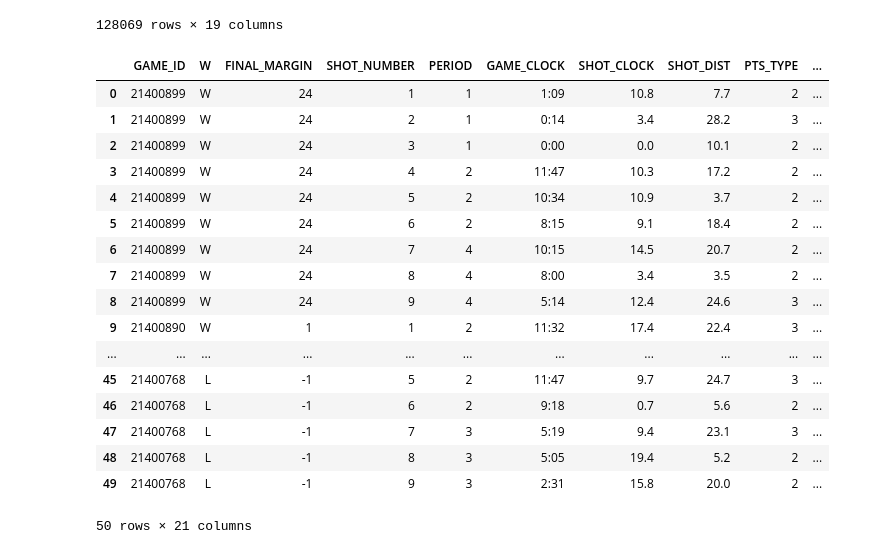
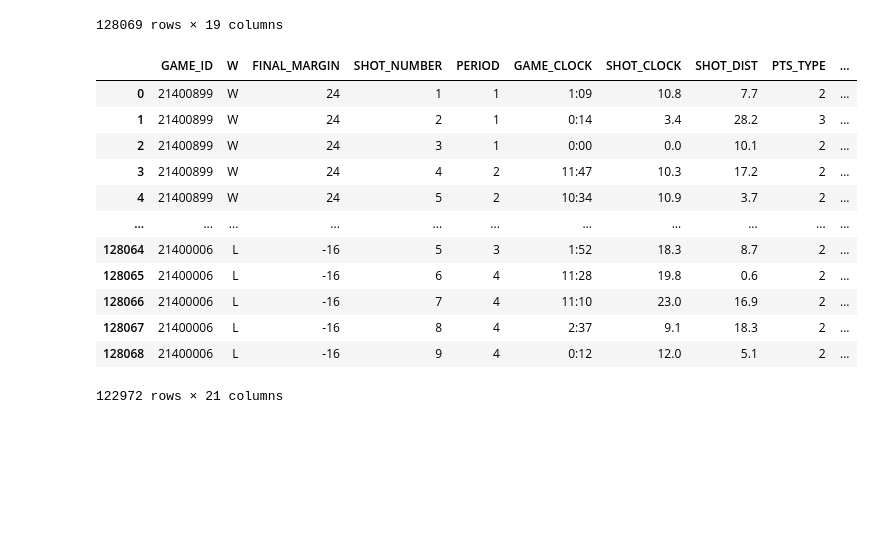
Before and after one commit to briennecole/NBA_Shot_Analysis, a Jupyter notebook: NBA_exploratory_analysis.ipynb, the cells around one changed output. Saved outputs shown, nothing was run; the diff lists cells and outputs as text; code cells hidden in the pictures; blank space fills up the shorter version.

```diff
--- a/NBA_exploratory_analysis.ipynb
+++ b/NBA_exploratory_analysis.ipynb
@@ -125,27 +125,25 @@ cleaned_df=pd.concat([cleaned_df, to_clean], axis=1)
 # %%
 #convert all NaN in Shot_clock category to game_clock
 cleaned_df["SHOT_CLOCK"].fillna(cleaned_df["SECONDS"], inplace=True)
+cleaned_df= cleaned_df[cleaned_df["SHOT_CLOCK"] < 24]
+
 #display dataframe to check if shot clock is changed
-cleaned_df.head(50)
+cleaned_df
+#128069 before new clean method
 # %% [output]
 |  | GAME_ID | W | FINAL_MARGIN | SHOT_NUMBER | PERIOD | GAME_CLOCK | SHOT_CLOCK | SHOT_DIST | PTS_TYPE | ... |
 | 0 | 21400899 | W | 24 | 1 | 1 | 1:09 | 10.8 | 7.7 | 2 | ... |
 | 1 | 21400899 | W | 24 | 2 | 1 | 0:14 | 3.4 | 28.2 | 3 | ... |
 | 2 | 21400899 | W | 24 | 3 | 1 | 0:00 | 0.0 | 10.1 | 2 | ... |
 | 3 | 21400899 | W | 24 | 4 | 2 | 11:47 | 10.3 | 17.2 | 2 | ... |
 | 4 | 21400899 | W | 24 | 5 | 2 | 10:34 | 10.9 | 3.7 | 2 | ... |
-| 5 | 21400899 | W | 24 | 6 | 2 | 8:15 | 9.1 | 18.4 | 2 | ... |
-| 6 | 21400899 | W | 24 | 7 | 4 | 10:15 | 14.5 | 20.7 | 2 | ... |
-| 7 | 21400899 | W | 24 | 8 | 4 | 8:00 | 3.4 | 3.5 | 2 | ... |
-| 8 | 21400899 | W | 24 | 9 | 4 | 5:14 | 12.4 | 24.6 | 3 | ... |
-| 9 | 21400890 | W | 1 | 1 | 2 | 11:32 | 17.4 | 22.4 | 3 | ... |
 | ... | ... | ... | ... | ... | ... | ... | ... | ... | ... | ... |
-| 45 | 21400768 | L | -1 | 5 | 2 | 11:47 | 9.7 | 24.7 | 3 | ... |
-| 46 | 21400768 | L | -1 | 6 | 2 | 9:18 | 0.7 | 5.6 | 2 | ... |
-| 47 | 21400768 | L | -1 | 7 | 3 | 5:19 | 9.4 | 23.1 | 3 | ... |
-| 48 | 21400768 | L | -1 | 8 | 3 | 5:05 | 19.4 | 5.2 | 2 | ... |
-| 49 | 21400768 | L | -1 | 9 | 3 | 2:31 | 15.8 | 20.0 | 2 | ... |
+| 128064 | 21400006 | L | -16 | 5 | 3 | 1:52 | 18.3 | 8.7 | 2 | ... |
+| 128065 | 21400006 | L | -16 | 6 | 4 | 11:28 | 19.8 | 0.6 | 2 | ... |
+| 128066 | 21400006 | L | -16 | 7 | 4 | 11:10 | 23.0 | 16.9 | 2 | ... |
+| 128067 | 21400006 | L | -16 | 8 | 4 | 2:37 | 9.1 | 18.3 | 2 | ... |
+| 128068 | 21400006 | L | -16 | 9 | 4 | 0:12 | 12.0 | 5.1 | 2 | ... |
-50 rows × 21 columns
+122972 rows × 21 columns
 # %%
 #export to csv
 cleaned_df.to_csv("Output_Data/Final_nba_df.csv", index= False)
```
Also changed, not shown: 2 other files.
